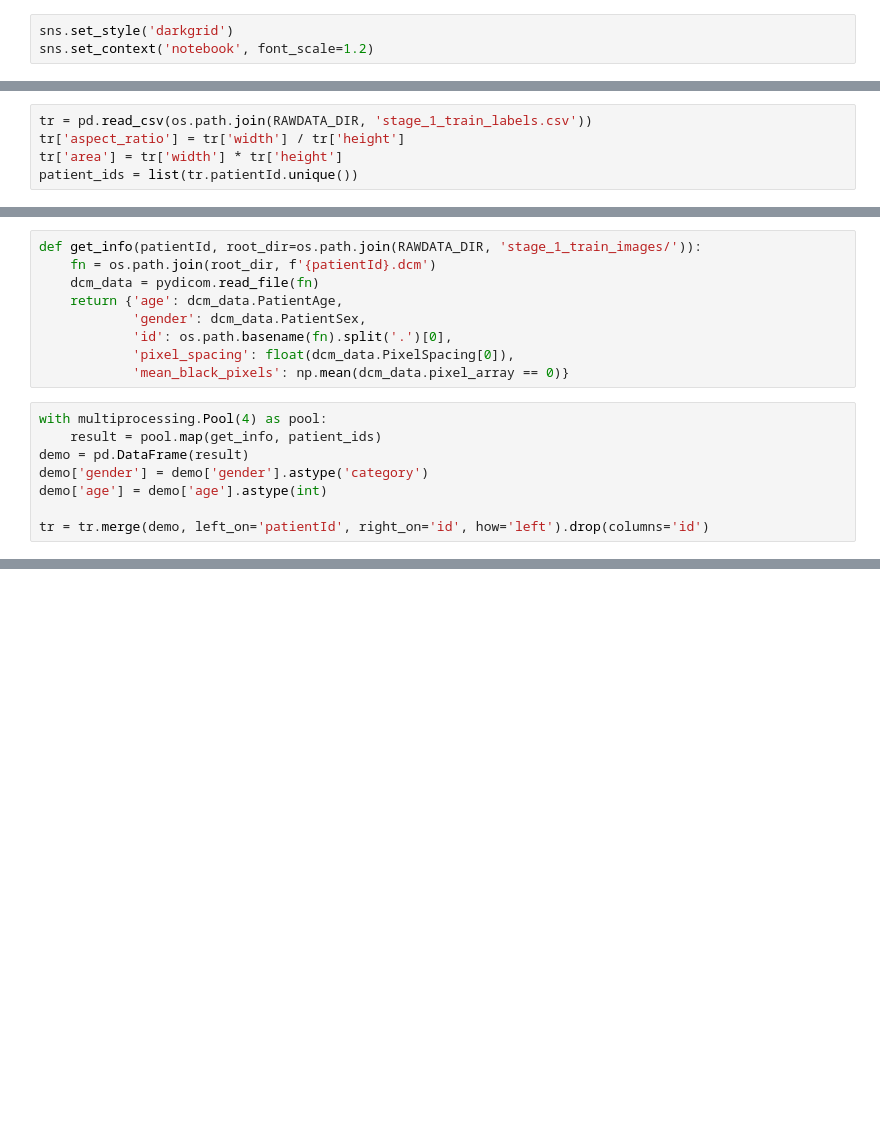
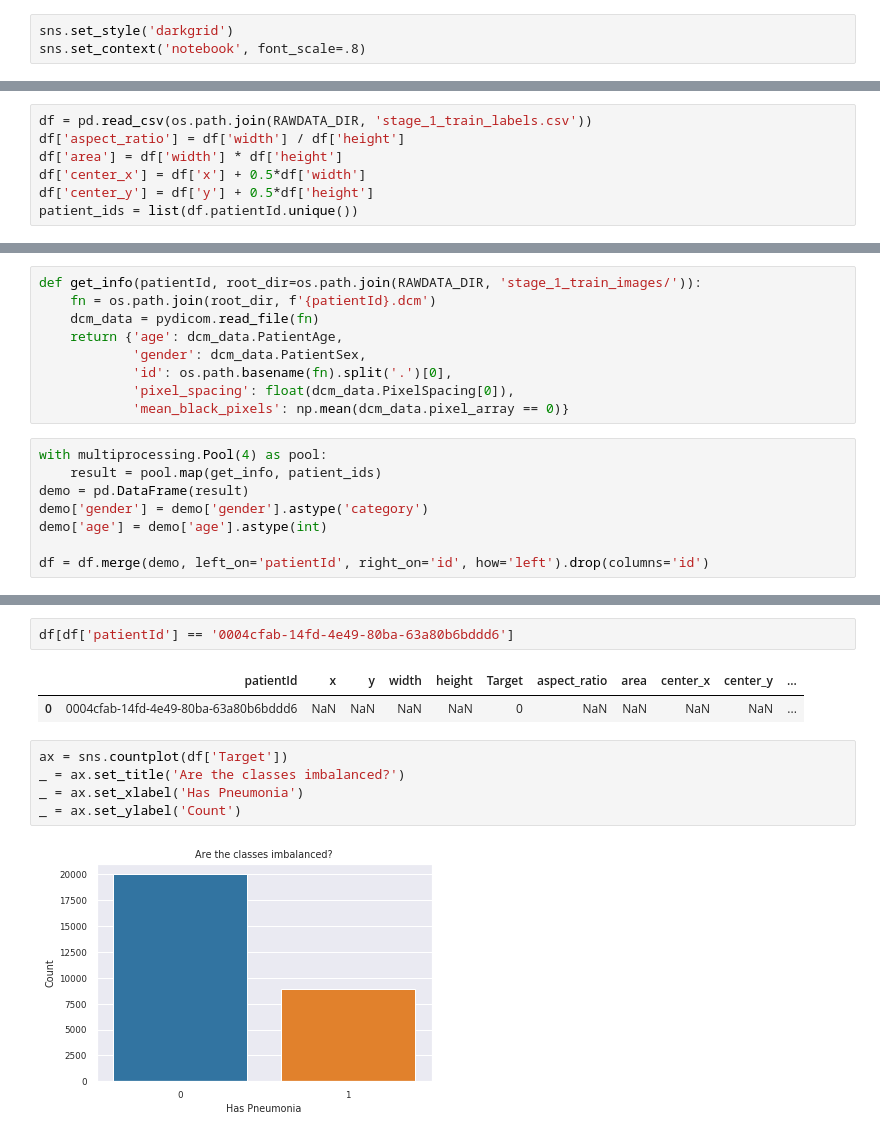
Before and after one commit to abawchen/kaggle-rsna-pneumonia-detection-challenge, a Jupyter notebook: ipynb/eda.ipynb, the cells around one changed output, grey strips where cells are left out. Cells and saved outputs as stored; diff of their text form; blank space fills up the shorter version.

```diff
--- a/ipynb/eda.ipynb
+++ b/ipynb/eda.ipynb
@@ -11,11 +13,13 @@ import os
 warnings.filterwarnings('ignore')
 # %%
 sns.set_style('darkgrid')
-sns.set_context('notebook', font_scale=1.2)
+sns.set_context('notebook', font_scale=.8)
 # %%
 RAWDATA_DIR = os.path.join('..', 'data', 'raw')
 # %%
-tr = pd.read_csv(os.path.join(RAWDATA_DIR, 'stage_1_train_labels.csv'))
-tr['aspect_ratio'] = tr['width'] / tr['height']
-tr['area'] = tr['width'] * tr['height']
-patient_ids = list(tr.patientId.unique())
+df = pd.read_csv(os.path.join(RAWDATA_DIR, 'stage_1_train_labels.csv'))
+df['aspect_ratio'] = df['width'] / df['height']
+df['area'] = df['width'] * df['height']
+df['center_x'] = df['x'] + 0.5*df['width']
+df['center_y'] = df['y'] + 0.5*df['height']
+patient_ids = list(df.patientId.unique())
@@ -35,4 +41,4 @@ demo = pd.DataFrame(result)
 demo['gender'] = demo['gender'].astype('category')
 demo['age'] = demo['age'].astype(int)
 
-tr = tr.merge(demo, left_on='patientId', right_on='id', how='left').drop(columns='id')
+df = df.merge(demo, left_on='patientId', right_on='id', how='left').drop(columns='id')
@@ -45,0 +71,12 @@ Index(['patientId', 'x', 'y', 'width', 'height', 'Target', 'aspect_ratio',
+# %%
+df[df['patientId'] == '0004cfab-14fd-4e49-80ba-63a80b6bddd6']
+# %% [output]
+|  | patientId | x | y | width | height | Target | aspect_ratio | area | center_x | center_y | ... |
+| 0 | 0004cfab-14fd-4e49-80ba-63a80b6bddd6 | NaN | NaN | NaN | NaN | 0 | NaN | NaN | NaN | NaN | ... |
+# %%
+ax = sns.countplot(df['Target'])
+_ = ax.set_title('Are the classes imbalanced?')
+_ = ax.set_xlabel('Has Pneumonia')
+_ = ax.set_ylabel('Count')
+# %% [output]
+[figure, added]
```
Also changed, not shown: parts of 17 cells of this notebook.
